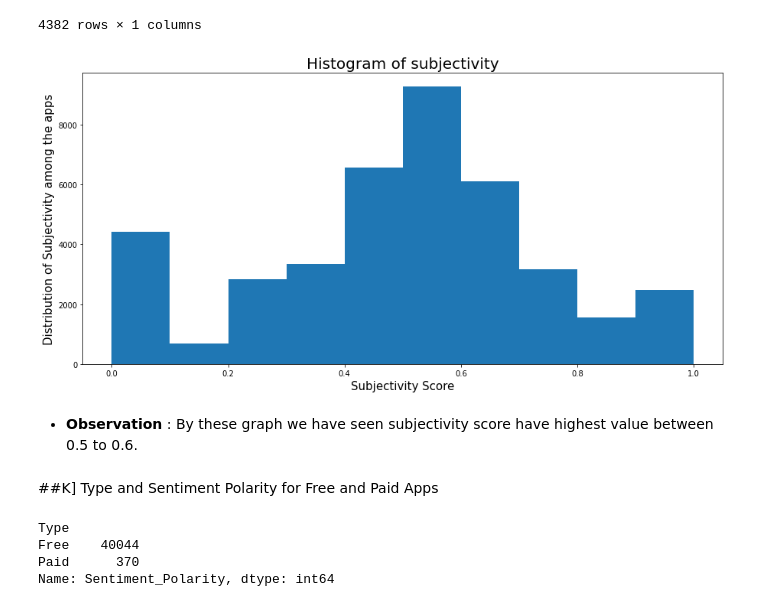
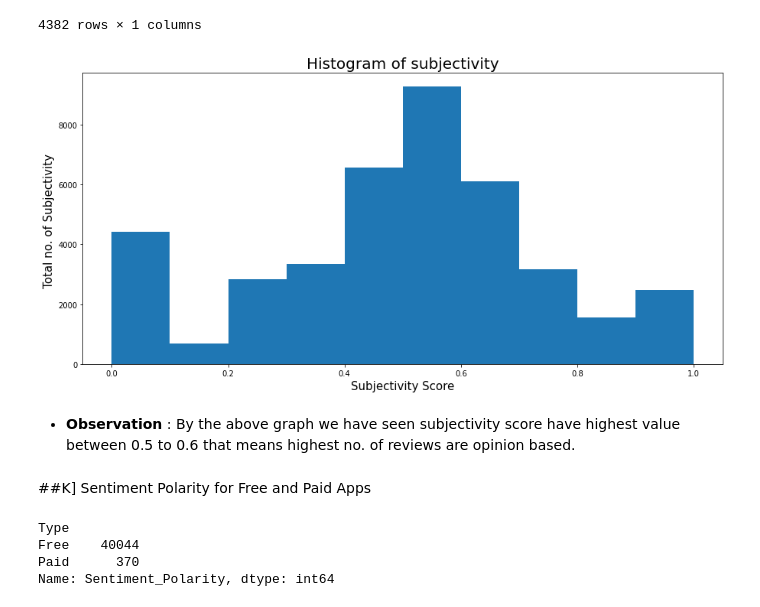
Before and after one commit to sumit25chini/Play-Store-Apps-Reviews-Analysis, a Jupyter notebook: AS_Team_Capstone_Project_Play_Store_App_Review_Analysis_Capstone_Project.ipynb, the cells around one changed output. Drawn from its saved outputs; the diff is of its cells as text; code cells hidden in the pictures.

```diff
--- a/AS_Team_Capstone_Project_Play_Store_App_Review_Analysis_Capstone_Project.ipynb
+++ b/AS_Team_Capstone_Project_Play_Store_App_Review_Analysis_Capstone_Project.ipynb
@@ -873,20 +876,20 @@ merge_sentiment_sub
 # %%
 # creat figure
 plt.figure(figsize=(15,7))
 
 # naming the histrogram
 plt.xlabel("Subjectivity Score",fontsize=15)
-plt.ylabel("Distribution of Subjectivity among the apps",fontsize=15)
+plt.ylabel("Total no. of Subjectivity ",fontsize=15)
 plt.title("Histogram of subjectivity",fontsize=20)
 
 # plotting the histrogram
 plt.hist(merge_df[merge_df['Sentiment_Subjectivity'].notnull()]['Sentiment_Subjectivity']);
 # %% [output]
-[figure, old version]
+[figure, new version]
 # %% [markdown]
-* **Observation** : By these graph we have seen subjectivity score have highest value between 0.5 to 0.6.
+* **Observation** : By the above graph we have seen subjectivity score have highest value between 0.5 to 0.6 that means highest no. of reviews are opinion based.
 # %% [markdown]
-##K] Type and Sentiment Polarity for Free and Paid Apps
+##K]  Sentiment Polarity for Free and Paid Apps
 # %%
 # count type
 sentimental_pol = merge_df.groupby(['Type'])['Sentiment_Polarity'].count()
```
Also changed, not shown: parts of 14 cells of this notebook.
